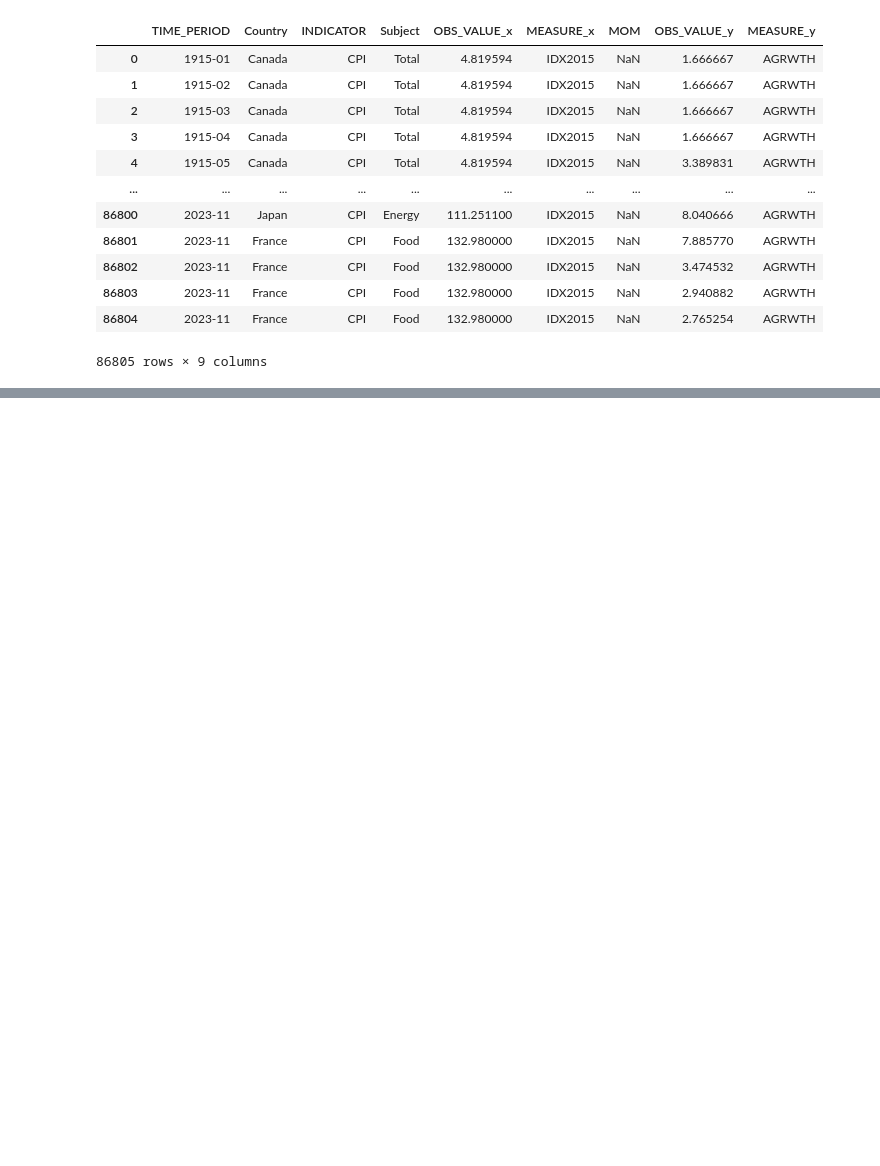
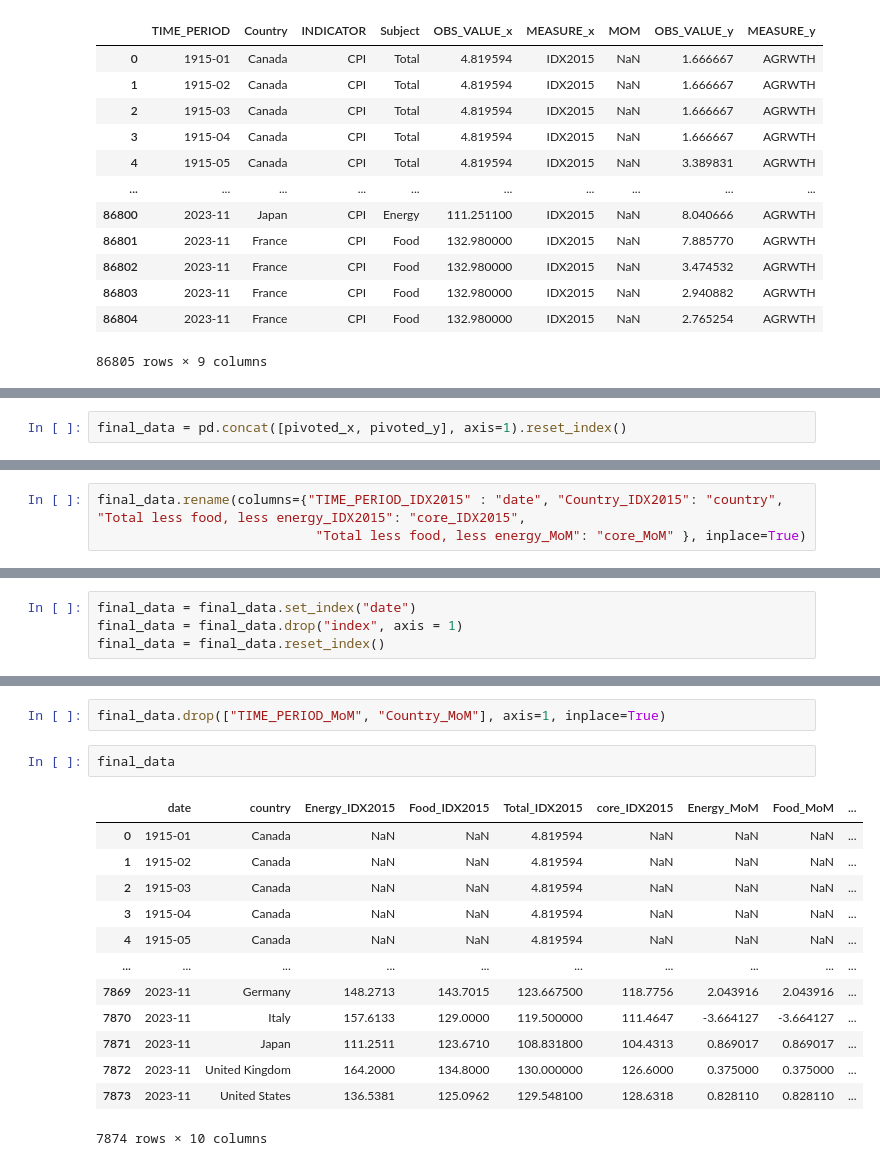
Before and after one commit to Luwate/macroeconomics-project, a Jupyter notebook: inflation_data.ipynb, the cells around one changed output, grey strips where cells are left out. Saved outputs shown, nothing was run; the diff lists cells and outputs as text; blank space fills up the shorter version.

Commit message:
Clean up folders and download and handle more data

```diff
--- a/inflation_data.ipynb
+++ b/inflation_data.ipynb
@@ -171,0 +218,2 @@ data
+# %%
+final_data = pd.concat([pivoted_x, pivoted_y], axis=1).reset_index()
@@ -171,0 +236,3 @@ data
+# %%
+final_data.rename(columns={"TIME_PERIOD_IDX2015" : "date", "Country_IDX2015": "country", "Total less food, less energy_IDX2015": "core_IDX2015",
+                            "Total less food, less energy_MoM": "core_MoM" }, inplace=True)
@@ -171,0 +254,4 @@ data
+# %%
+final_data = final_data.set_index("date")
+final_data = final_data.drop("index", axis = 1)
+final_data = final_data.reset_index()
@@ -171,0 +274,18 @@ data
+# %%
+final_data.drop(["TIME_PERIOD_MoM", "Country_MoM"], axis=1, inplace=True)
+# %%
+final_data
+# %% [output]
+|  | date | country | Energy_IDX2015 | Food_IDX2015 | Total_IDX2015 | core_IDX2015 | Energy_MoM | Food_MoM | ... |
+| 0 | 1915-01 | Canada | NaN | NaN | 4.819594 | NaN | NaN | NaN | ... |
+| 1 | 1915-02 | Canada | NaN | NaN | 4.819594 | NaN | NaN | NaN | ... |
+| 2 | 1915-03 | Canada | NaN | NaN | 4.819594 | NaN | NaN | NaN | ... |
+| 3 | 1915-04 | Canada | NaN | NaN | 4.819594 | NaN | NaN | NaN | ... |
+| 4 | 1915-05 | Canada | NaN | NaN | 4.819594 | NaN | NaN | NaN | ... |
+| ... | ... | ... | ... | ... | ... | ... | ... | ... | ... |
+| 7869 | 2023-11 | Germany | 148.2713 | 143.7015 | 123.667500 | 118.7756 | 2.043916 | 2.043916 | ... |
+| 7870 | 2023-11 | Italy | 157.6133 | 129.0000 | 119.500000 | 111.4647 | -3.664127 | -3.664127 | ... |
+| 7871 | 2023-11 | Japan | 111.2511 | 123.6710 | 108.831800 | 104.4313 | 0.869017 | 0.869017 | ... |
+| 7872 | 2023-11 | United Kingdom | 164.2000 | 134.8000 | 130.000000 | 126.6000 | 0.375000 | 0.375000 | ... |
+| 7873 | 2023-11 | United States | 136.5381 | 125.0962 | 129.548100 | 128.6318 | 0.828110 | 0.828110 | ... |
+7874 rows × 10 columns
```
Also changed, not shown: parts of 16 cells of this notebook, 32 other files.
